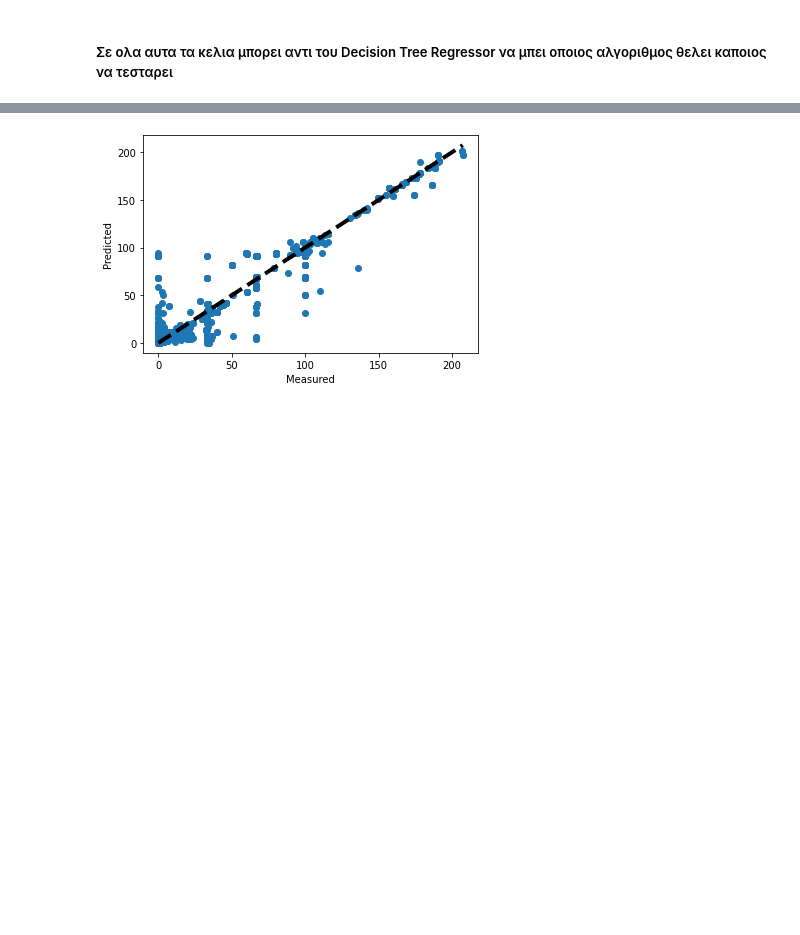
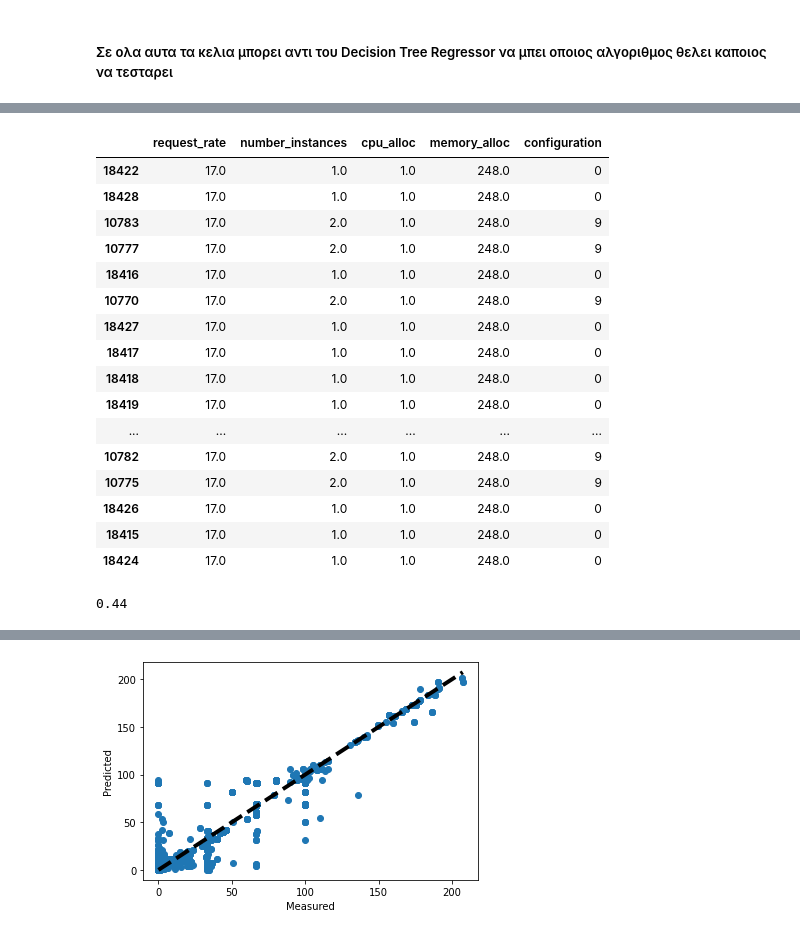
Before and after one commit to giorgosmarinos/Morphemic-performance-metric--prediction, a Jupyter notebook: experiments_notebooks/Performance-prediction-have-used-request-rate-in-the-model.ipynb, the cells around one changed output, grey strips where cells are left out. Drawn from its saved outputs; the diff is of its cells as text; code cells hidden in the pictures; blank space fills up the shorter version.

```diff
--- a/experiments_notebooks/Performance-prediction-have-used-request-rate-in-the-model.ipynb
+++ b/experiments_notebooks/Performance-prediction-have-used-request-rate-in-the-model.ipynb
@@ -284,0 +306,24 @@ print(mean_squared_error(y_test, pred, squared=False))
+# %%
+X_train[X_train['request_rate']==17.00]
+# %% [output]
+|  | request_rate | number_instances | cpu_alloc | memory_alloc | configuration |
+| 18422 | 17.0 | 1.0 | 1.0 | 248.0 | 0 |
+| 18428 | 17.0 | 1.0 | 1.0 | 248.0 | 0 |
+| 10783 | 17.0 | 2.0 | 1.0 | 248.0 | 9 |
+| 10777 | 17.0 | 2.0 | 1.0 | 248.0 | 9 |
+| 18416 | 17.0 | 1.0 | 1.0 | 248.0 | 0 |
+| 10770 | 17.0 | 2.0 | 1.0 | 248.0 | 9 |
+| 18427 | 17.0 | 1.0 | 1.0 | 248.0 | 0 |
+| 18417 | 17.0 | 1.0 | 1.0 | 248.0 | 0 |
+| 18418 | 17.0 | 1.0 | 1.0 | 248.0 | 0 |
+| 18419 | 17.0 | 1.0 | 1.0 | 248.0 | 0 |
+| ... | ... | ... | ... | ... | ... |
+| 10782 | 17.0 | 2.0 | 1.0 | 248.0 | 9 |
+| 10775 | 17.0 | 2.0 | 1.0 | 248.0 | 9 |
+| 18426 | 17.0 | 1.0 | 1.0 | 248.0 | 0 |
+| 18415 | 17.0 | 1.0 | 1.0 | 248.0 | 0 |
+| 18424 | 17.0 | 1.0 | 1.0 | 248.0 | 0 |
+# %%
+y_train[18422]
+# %% [output]
+0.44
```
Also changed, not shown: parts of 11 cells of this notebook.
